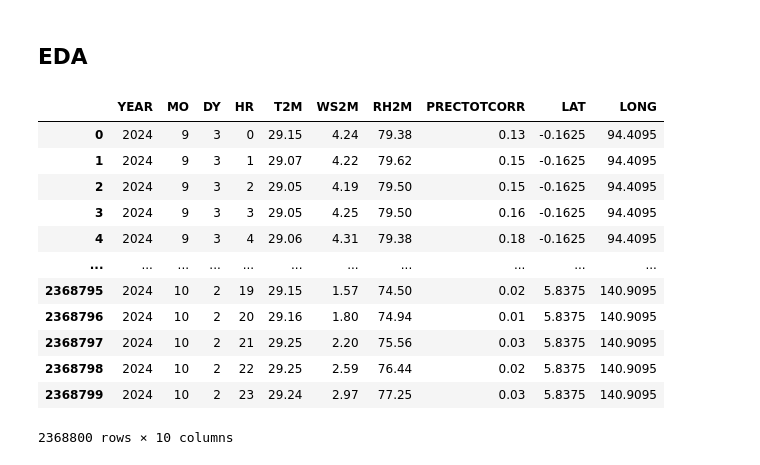
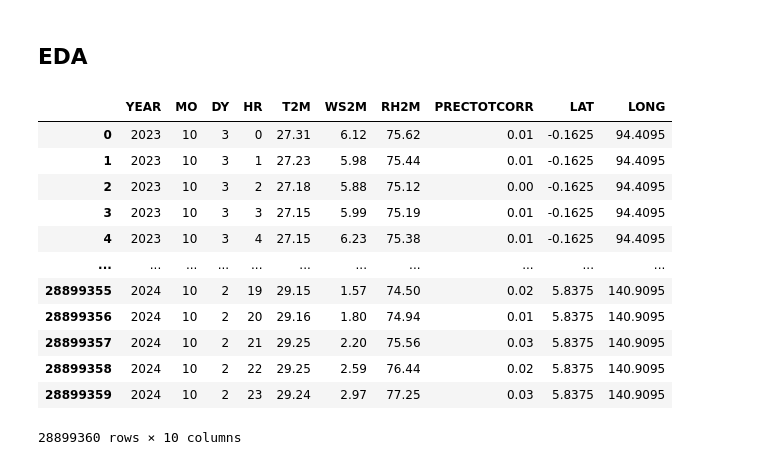
Before and after one commit to TerraFarm-TaniMakmur88/TerraFarm_ML, a Jupyter notebook: notebooks/gather_data.ipynb, the cells around one changed output. Saved outputs shown, nothing was run; the diff lists cells and outputs as text; code cells hidden in the pictures.

```diff
--- a/notebooks/gather_data.ipynb
+++ b/notebooks/gather_data.ipynb
@@ -226,20 +210,20 @@ os.listdir("data/raw")
 # %% [markdown]
 ## EDA
 # %%
-one_month_data = pd.read_csv("data/onemonth_data.csv")
+one_year_data = pd.read_csv("../data/final/oneyear_data.csv")
-# %%
-one_month_data
-# %% [output]
-|  | YEAR | MO | DY | HR | T2M | WS2M | RH2M | PRECTOTCORR | LAT | LONG |
-| 0 | 2024 | 9 | 3 | 0 | 29.15 | 4.24 | 79.38 | 0.13 | -0.1625 | 94.4095 |
-| 1 | 2024 | 9 | 3 | 1 | 29.07 | 4.22 | 79.62 | 0.15 | -0.1625 | 94.4095 |
-| 2 | 2024 | 9 | 3 | 2 | 29.05 | 4.19 | 79.50 | 0.15 | -0.1625 | 94.4095 |
-| 3 | 2024 | 9 | 3 | 3 | 29.05 | 4.25 | 79.50 | 0.16 | -0.1625 | 94.4095 |
-| 4 | 2024 | 9 | 3 | 4 | 29.06 | 4.31 | 79.38 | 0.18 | -0.1625 | 94.4095 |
-| ... | ... | ... | ... | ... | ... | ... | ... | ... | ... | ... |
-| 2368795 | 2024 | 10 | 2 | 19 | 29.15 | 1.57 | 74.50 | 0.02 | 5.8375 | 140.9095 |
-| 2368796 | 2024 | 10 | 2 | 20 | 29.16 | 1.80 | 74.94 | 0.01 | 5.8375 | 140.9095 |
-| 2368797 | 2024 | 10 | 2 | 21 | 29.25 | 2.20 | 75.56 | 0.03 | 5.8375 | 140.9095 |
-| 2368798 | 2024 | 10 | 2 | 22 | 29.25 | 2.59 | 76.44 | 0.02 | 5.8375 | 140.9095 |
-| 2368799 | 2024 | 10 | 2 | 23 | 29.24 | 2.97 | 77.25 | 0.03 | 5.8375 | 140.9095 |
-2368800 rows × 10 columns
+# %%
+one_year_data
+# %% [output]
+|  | YEAR | MO | DY | HR | T2M | WS2M | RH2M | PRECTOTCORR | LAT | LONG |
+| 0 | 2023 | 10 | 3 | 0 | 27.31 | 6.12 | 75.62 | 0.01 | -0.1625 | 94.4095 |
+| 1 | 2023 | 10 | 3 | 1 | 27.23 | 5.98 | 75.44 | 0.01 | -0.1625 | 94.4095 |
+| 2 | 2023 | 10 | 3 | 2 | 27.18 | 5.88 | 75.12 | 0.00 | -0.1625 | 94.4095 |
+| 3 | 2023 | 10 | 3 | 3 | 27.15 | 5.99 | 75.19 | 0.01 | -0.1625 | 94.4095 |
+| 4 | 2023 | 10 | 3 | 4 | 27.15 | 6.23 | 75.38 | 0.01 | -0.1625 | 94.4095 |
+| ... | ... | ... | ... | ... | ... | ... | ... | ... | ... | ... |
+| 28899355 | 2024 | 10 | 2 | 19 | 29.15 | 1.57 | 74.50 | 0.02 | 5.8375 | 140.9095 |
+| 28899356 | 2024 | 10 | 2 | 20 | 29.16 | 1.80 | 74.94 | 0.01 | 5.8375 | 140.9095 |
+| 28899357 | 2024 | 10 | 2 | 21 | 29.25 | 2.20 | 75.56 | 0.03 | 5.8375 | 140.9095 |
+| 28899358 | 2024 | 10 | 2 | 22 | 29.25 | 2.59 | 76.44 | 0.02 | 5.8375 | 140.9095 |
+| 28899359 | 2024 | 10 | 2 | 23 | 29.24 | 2.97 | 77.25 | 0.03 | 5.8375 | 140.9095 |
+28899360 rows × 10 columns
```
Also changed, not shown: parts of 13 cells of this notebook, 3 other files.
